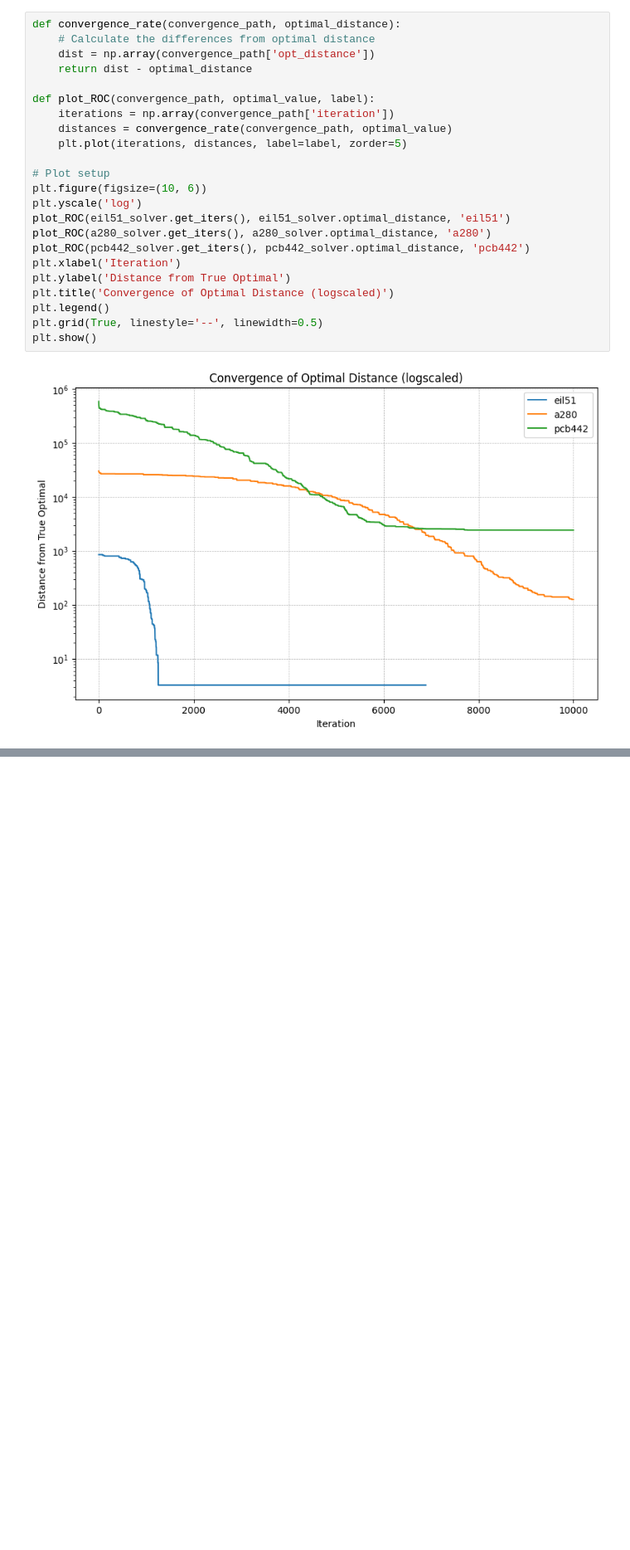
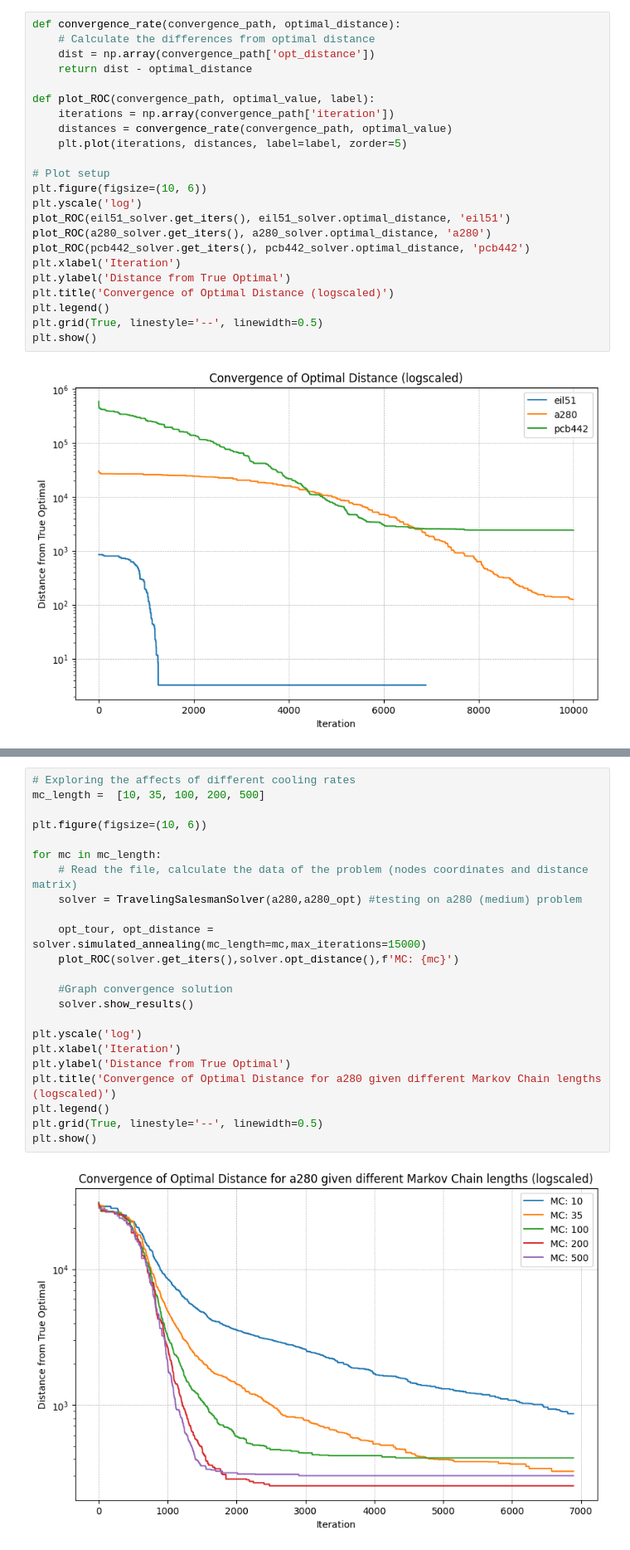
Before and after one commit to 3mmdrew/stochastic_assignment_3, a Jupyter notebook: Assignment 3.ipynb, the cells around one changed output, grey strips where cells are left out. Shown at 83% size. Cells and saved outputs as stored; diff of their text form; blank space fills up the shorter version.

```diff
--- a/Assignment 3.ipynb
+++ b/Assignment 3.ipynb
@@ -370,0 +225,25 @@ AttributeError: 'numpy.float64' object has no attribute 'keys'
+# %%
+# Exploring the affects of different cooling rates
+mc_length =  [10, 35, 100, 200, 500]
+
+plt.figure(figsize=(10, 6))
+
+for mc in mc_length:
+    # Read the file, calculate the data of the problem (nodes coordinates and distance matrix)
+    solver = TravelingSalesmanSolver(a280,a280_opt) #testing on a280 (medium) problem
+
+    opt_tour, opt_distance = solver.simulated_annealing(mc_length=mc,max_iterations=15000)
+    plot_ROC(solver.get_iters(),solver.opt_distance(),f'MC: {mc}')
+
+    #Graph convergence solution
+    solver.show_results()
+
+plt.yscale('log')
+plt.xlabel('Iteration')
+plt.ylabel('Distance from True Optimal')
+plt.title('Convergence of Optimal Distance for a280 given different Markov Chain lengths (logscaled)')
+plt.legend()
+plt.grid(True, linestyle='--', linewidth=0.5)
+plt.show()
+# %% [output]
+[figure, added]
```
Also changed, not shown: parts of 3 cells of this notebook.
